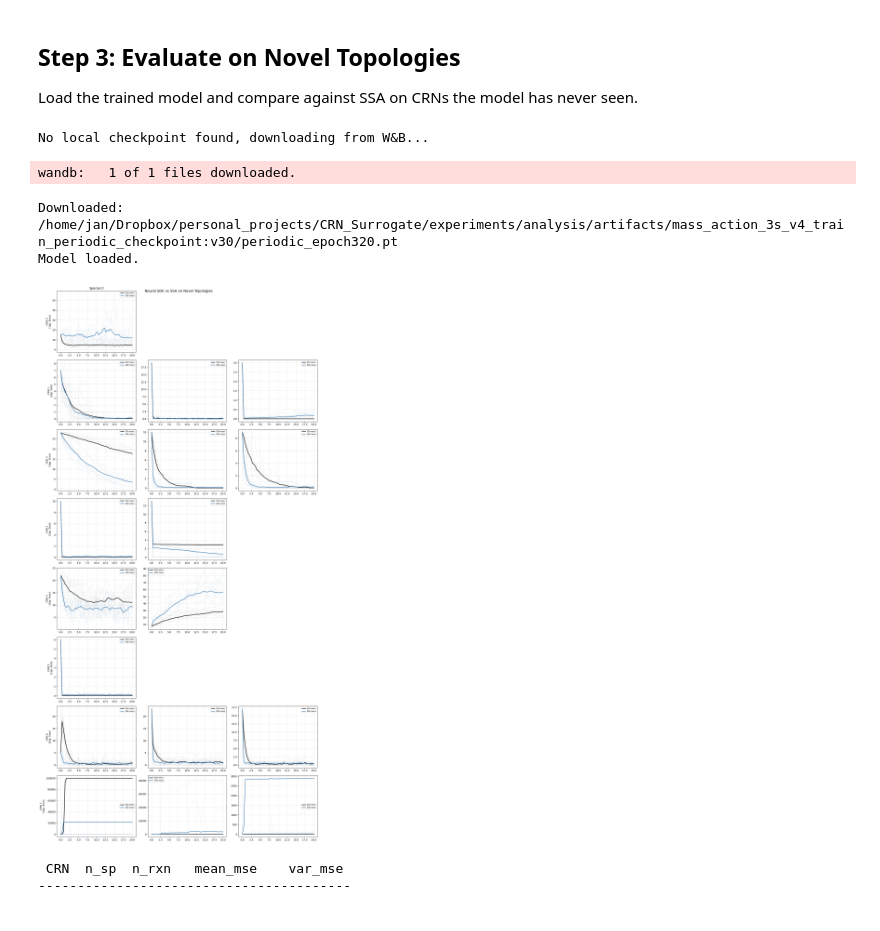
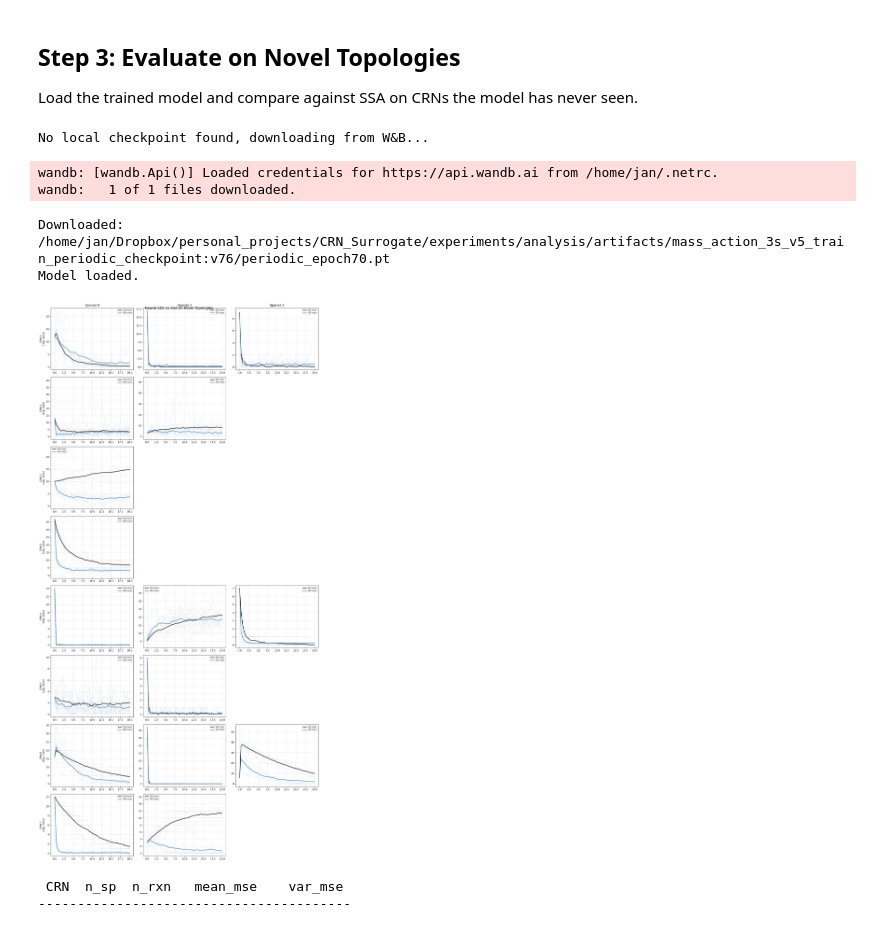
Before and after one commit to Mijan/CRN_Surrogate, a Jupyter notebook: experiments/analysis/CRN_Surrogate_MassAction3s.ipynb, the cells around one changed output. Saved outputs shown, nothing was run; the diff lists cells and outputs as text; code cells hidden in the pictures.

Commit message:
added dataset analysis

```diff
--- a/experiments/analysis/CRN_Surrogate_MassAction3s.ipynb
+++ b/experiments/analysis/CRN_Surrogate_MassAction3s.ipynb
@@ -148,13 +148,13 @@ from crn_surrogate.data.generation.mass_action_generator import MassActionCRNGen
 from crn_surrogate.encoder.bipartite_gnn import BipartiteGNNEncoder
 from crn_surrogate.encoder.tensor_repr import crn_to_tensor_repr
 from crn_surrogate.evaluation import ModelEvaluator, TrajectoryComparator
-from crn_surrogate.simulation.gillespie import GillespieSSA
+from crn_surrogate.simulation import GillespieSSA, FastMassActionSSA
 from crn_surrogate.simulation.trajectory import Trajectory
 from crn_surrogate.simulator.neural_sde import CRNNeuralSDE
 from crn_surrogate.simulator.sde_solver import EulerMaruyamaSolver
 from experiments.configs.registry import get_config
 
-cfg = get_config("mass_action_3s_v4")
+cfg = get_config("mass_action_3s_v5")
 device = torch.device("cuda" if torch.cuda.is_available() else "cpu")
 
 # Try local checkpoint first, then W&B
@@ -187,14 +187,15 @@ sde.eval()
 print("Model loaded.")
 # %% [output]
 No local checkpoint found, downloading from W&B...
+wandb: [wandb.Api()] Loaded credentials for https://api.wandb.ai from /home/jan/.netrc.
 wandb:   1 of 1 files downloaded.
-Downloaded: /home/jan/Dropbox/personal_projects/CRN_Surrogate/experiments/analysis/artifacts/mass_action_3s_v4_train_periodic_checkpoint:v30/periodic_epoch320.pt
+Downloaded: /home/jan/Dropbox/personal_projects/CRN_Surrogate/experiments/analysis/artifacts/mass_action_3s_v5_train_periodic_checkpoint:v76/periodic_epoch70.pt
 Model loaded.
 # %%
 # Generate novel test CRNs
-torch.manual_seed(999)  # different seed from training
+torch.manual_seed(53)  # different seed from training
 gen = MassActionCRNGenerator(cfg.dataset.generator)
-ssa = GillespieSSA()
+ssa_fast = FastMassActionSSA()
 solver = EulerMaruyamaSolver(model_config.sde)
 
 
@@ -213,15 +214,10 @@ for row, crn in enumerate(test_crns):
     init_state = gen.sample_initial_state(crn)
     n_actual = crn.n_species
 
-    # SSA ground truth
-    ssa_trajs_list = ssa.simulate_batch(
-        stoichiometry=crn.stoichiometry_matrix,
-        propensity_fn=crn.evaluate_propensities,
-        initial_state=init_state,
-        t_max=cfg.dataset.t_max,
-        n_trajectories=M_EVAL,
-    )
-    ssa_tensor = Trajectory.stack_on_grid(ssa_trajs_list, time_grid)
+    fast_input = ssa_fast.extract_topology_arrays(crn)
+    ssa_tensor = ssa_fast.simulate_batch(stoichiometry=fast_input["stoichiometry"], reactant_matrix=fast_input["reactant_matrix"], rate_constants=fast_input["rate_constants"], initial_state=init_state,  t_max= cfg.dataset.t_max,
+        time_grid=time_grid,
+        n_trajectories=M_EVAL)
 
     # Neural SDE rollouts (with padding)
     with torch.no_grad():
@@ -239,34 +235,34 @@ for row, crn in enumerate(test_crns):
     t_np = time_grid.numpy()
     n_plot = min(n_actual, 3)
     for s in range(n_plot):
         ax = axes[row, s]
         # SSA
         for m in range(min(M_EVAL, 10)):
             ax.plot(t_np, ssa_tensor[m, :, s].numpy(), color="gray", alpha=0.2, lw=0.5)
         ax.plot(t_np, ssa_tensor[:, :, s].mean(dim=0).numpy(),
                 color="black", lw=2, label="SSA mean")
         # SDE
         for k in range(min(K_EVAL, 10)):
             ax.plot(t_np, sde_tensor[k, :, s].numpy(), color="steelblue", alpha=0.2, lw=0.5)
         ax.plot(t_np, sde_tensor[:, :, s].mean(dim=0).numpy(),
                 color="steelblue", lw=2, label="SDE mean")
 
         if row == 0:
             ax.set_title(f"Species {s}")
         if s == 0:
             ax.set_ylabel(f"CRN {row}\n({n_actual}sp, {crn.n_reactions}rxn)")
         ax.legend(fontsize=7)
         ax.grid(True, alpha=0.3)
 
     # Blank unused columns
     for s in range(n_plot, 3):
         axes[row, s].axis("off")
 
 plt.suptitle("Neural SDE vs SSA on Novel Topologies", fontsize=14)
 plt.tight_layout()
 plt.show()
 # %% [output]
-[figure, old version]
+[figure, new version]
 # %%
 # Summary metrics
 print(f"{'CRN':>4} {'n_sp':>5} {'n_rxn':>6} {'mean_mse':>10} {'var_mse':>10}")
```
Also changed, not shown: 3 other files.
